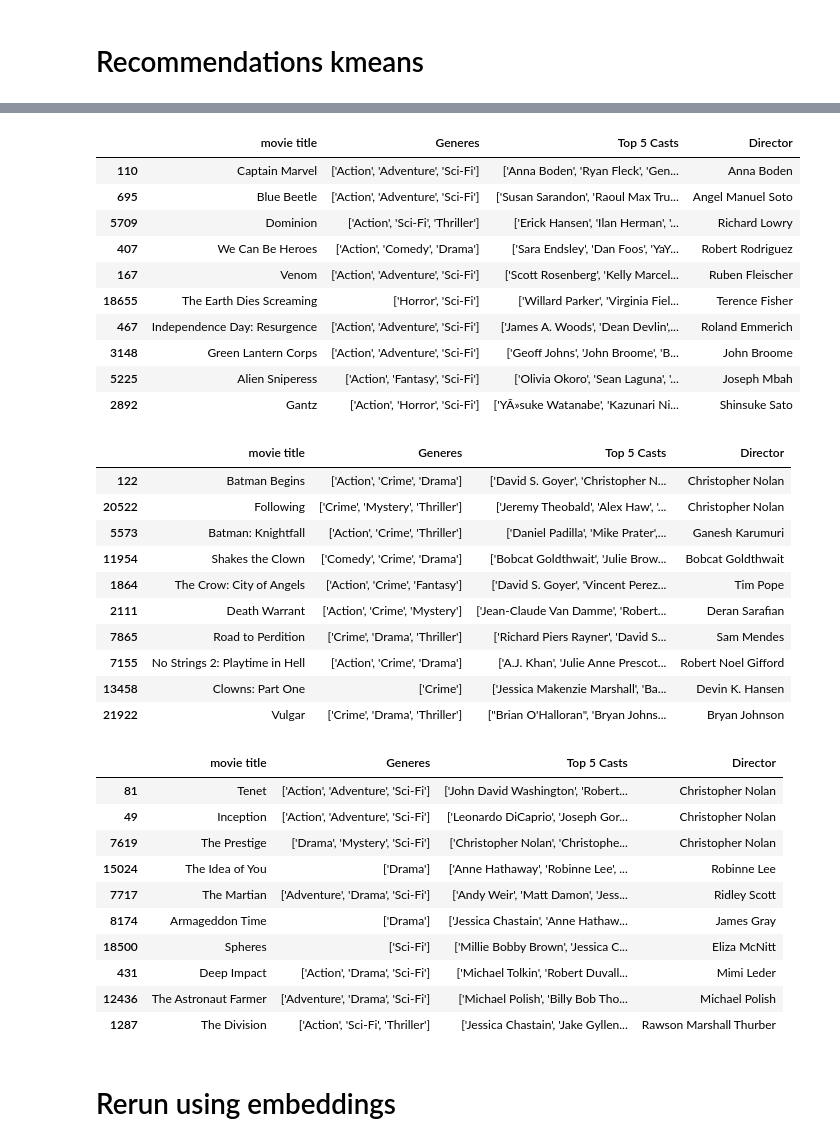
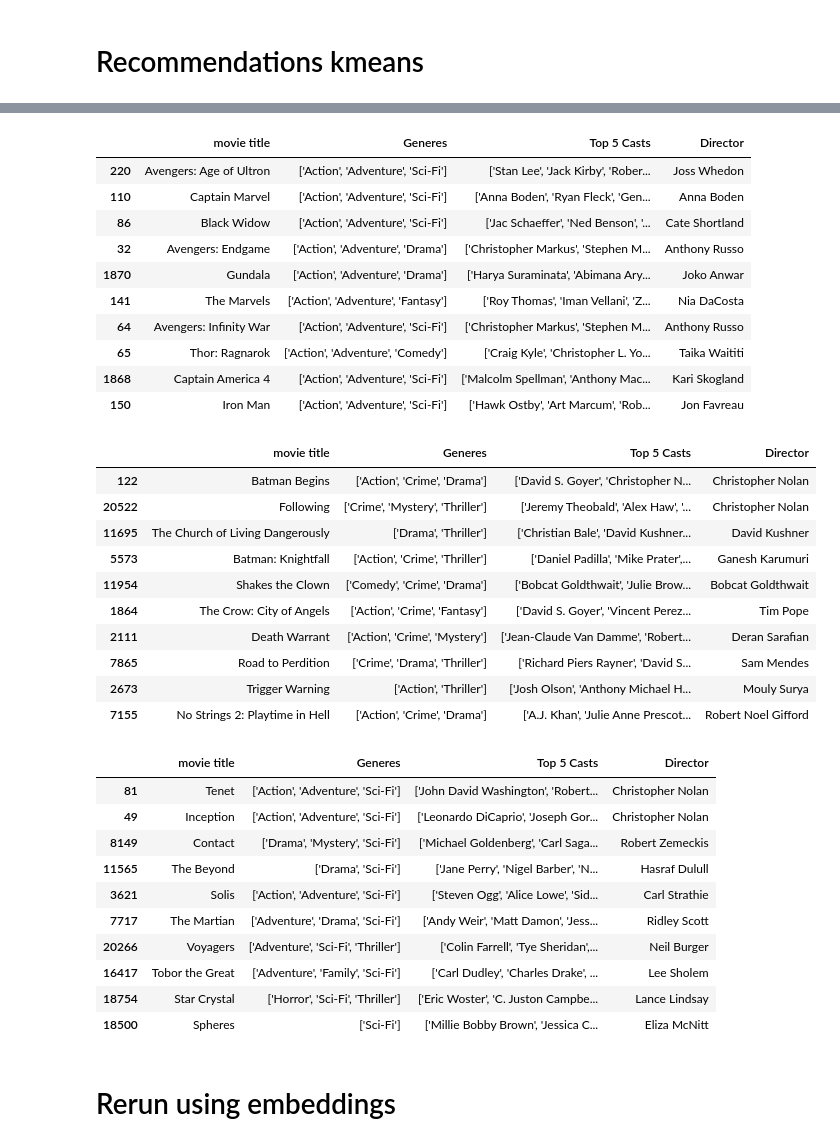
Before and after one commit to Y-awad/Movie-recommendation-system, a Jupyter notebook: moviesystem.ipynb, the cells around one changed output, grey strips where cells are left out. Cells and saved outputs as stored; diff of their text form; code cells hidden in the pictures.

```diff
--- a/moviesystem.ipynb
+++ b/moviesystem.ipynb
@@ -277,8 +277,8 @@ outlier_indices = df[df["dbscan_cluster"] == -1].index
 
 print("Removing", len(outlier_indices), "outliers")
 
-# 1) Drop outliers from dataframe
-df_clean = df.drop(index=outlier_indices).reset_index(drop=True)
+# 1) Drop outliers from dataframe (save as df_clean_tfidf for TF-IDF approach)
+df_clean_tfidf = df.drop(index=outlier_indices).reset_index(drop=True)
 
 # 2) Drop outliers from PCA matrix
 pca_clean = np.delete(pca_features, outlier_indices, axis=0)
@@ -325,11 +325,11 @@ gmm = GaussianMixture(
 
 gmm_labels = gmm.fit_predict(pca_clean)
 # %%
-df_clean["gmm_cluster"] = gmm_labels
+df_clean_tfidf["gmm_cluster"] = gmm_labels
 gmm_probs = gmm.predict_proba(pca_clean)
 for cluster_id in range(optimal_k):
     print(f"\nCluster {cluster_id}")
-    sample_titles = df_clean[df_clean["gmm_cluster"] == cluster_id]["movie title"].head(20)
+    sample_titles = df_clean_tfidf[df_clean_tfidf["gmm_cluster"] == cluster_id]["movie title"].head(20)
     print(sample_titles.tolist())
 # %% [output]
 Cluster 0
@@ -401,13 +401,13 @@ kmeans = KMeans(n_clusters=n_clusters, random_state=42, n_init=10)
 kmeans_labels = kmeans.fit_predict(pca_clean)
 
 # attach to dataframe
-df_clean["kmeans_cluster"] = kmeans_labels
+df_clean_tfidf["kmeans_cluster"] = kmeans_labels
 
 plt.figure(figsize=(10, 8))
 sc = plt.scatter(
     pca_clean[:, 0],
     pca_clean[:, 1],
-    c=df_clean["kmeans_cluster"],
+    c=df_clean_tfidf["kmeans_cluster"],
     cmap="tab20",
     s=8,
     alpha=0.8
@@ -438,9 +438,9 @@ plt.show()
 # %%
-df_clean["kmeans_cluster"] = kmeans_labels
+df_clean_tfidf["kmeans_cluster"] = kmeans_labels
 
 for cluster_id in range(n_clusters):
     print(f"\nCluster {cluster_id}")
-    sample_titles = df_clean[df_clean["kmeans_cluster"] == cluster_id]["movie title"].head(20)
+    sample_titles = df_clean_tfidf[df_clean_tfidf["kmeans_cluster"] == cluster_id]["movie title"].head(20)
     print(sample_titles.tolist())
 # %% [output]
 Cluster 0
@@ -810,26 +810,26 @@ recommend_movies(
 # %%
 recommend_movies(
     "The Avengers",
-    df_clean,
+    df_clean_tfidf,
     tfidf_clean,
     top_n=10
 )
 # %% [output]
 |  | movie title | Generes | Top 5 Casts | Director |
+| 220 | Avengers: Age of Ultron | ['Action', 'Adventure', 'Sci-Fi'] | ['Stan Lee', 'Jack Kirby', 'Rober... | Joss Whedon |
 | 110 | Captain Marvel | ['Action', 'Adventure', 'Sci-Fi'] | ['Anna Boden', 'Ryan Fleck', 'Gen... | Anna Boden |
-| 695 | Blue Beetle | ['Action', 'Adventure', 'Sci-Fi'] | ['Susan Sarandon', 'Raoul Max Tru... | Angel Manuel Soto |
-| 5709 | Dominion | ['Action', 'Sci-Fi', 'Thriller'] | ['Erick Hansen', 'Ilan Herman', '... | Richard Lowry |
-| 407 | We Can Be Heroes | ['Action', 'Comedy', 'Drama'] | ['Sara Endsley', 'Dan Foos', 'YaY... | Robert Rodriguez |
-| 167 | Venom | ['Action', 'Adventure', 'Sci-Fi'] | ['Scott Rosenberg', 'Kelly Marcel... | Ruben Fleischer |
-| 18655 | The Earth Dies Screaming | ['Horror', 'Sci-Fi'] | ['Willard Parker', 'Virginia Fiel... | Terence Fisher |
-| 467 | Independence Day: Resurgence | ['Action', 'Adventure', 'Sci-Fi'] | ['James A. Woods', 'Dean Devlin',... | Roland Emmerich |
-| 3148 | Green Lantern Corps | ['Action', 'Adventure', 'Sci-Fi'] | ['Geoff Johns', 'John Broome', 'B... | John Broome |
-| 5225 | Alien Sniperess | ['Action', 'Fantasy', 'Sci-Fi'] | ['Olivia Okoro', 'Sean Laguna', '... | Joseph Mbah |
-| 2892 | Gantz | ['Action', 'Horror', 'Sci-Fi'] | ['YÃ»suke Watanabe', 'Kazunari Ni... | Shinsuke Sato |
+| 86 | Black Widow | ['Action', 'Adventure', 'Sci-Fi'] | ['Jac Schaeffer', 'Ned Benson', '... | Cate Shortland |
+| 32 | Avengers: Endgame | ['Action', 'Adventure', 'Drama'] | ['Christopher Markus', 'Stephen M... | Anthony Russo |
+| 1870 | Gundala | ['Action', 'Adventure', 'Drama'] | ['Harya Suraminata', 'Abimana Ary... | Joko Anwar |
+| 141 | The Marvels | ['Action', 'Adventure', 'Fantasy'] | ['Roy Thomas', 'Iman Vellani', 'Z... | Nia DaCosta |
+| 64 | Avengers: Infinity War | ['Action', 'Adventure', 'Sci-Fi'] | ['Christopher Markus', 'Stephen M... | Anthony Russo |
+| 65 | Thor: Ragnarok | ['Action', 'Adventure', 'Comedy'] | ['Craig Kyle', 'Christopher L. Yo... | Taika Waititi |
+| 1868 | Captain America 4 | ['Action', 'Adventure', 'Sci-Fi'] | ['Malcolm Spellman', 'Anthony Mac... | Kari Skogland |
+| 150 | Iron Man | ['Action', 'Adventure', 'Sci-Fi'] | ['Hawk Ostby', 'Art Marcum', 'Rob... | Jon Favreau |
 # %%
 recommend_movies(
     "the dark knight",
-    df_clean,
+    df_clean_tfidf,
     tfidf_clean,
     top_n=10
 )
@@ -837,18 +837,18 @@ recommend_movies(
 |  | movie title | Generes | Top 5 Casts | Director |
 | 122 | Batman Begins | ['Action', 'Crime', 'Drama'] | ['David S. Goyer', 'Christopher N... | Christopher Nolan |
 | 20522 | Following | ['Crime', 'Mystery', 'Thriller'] | ['Jeremy Theobald', 'Alex Haw', '... | Christopher Nolan |
+| 11695 | The Church of Living Dangerously | ['Drama', 'Thriller'] | ['Christian Bale', 'David Kushner... | David Kushner |
 | 5573 | Batman: Knightfall | ['Action', 'Crime', 'Thriller'] | ['Daniel Padilla', 'Mike Prater',... | Ganesh Karumuri |
 | 11954 | Shakes the Clown | ['Comedy', 'Crime', 'Drama'] | ['Bobcat Goldthwait', 'Julie Brow... | Bobcat Goldthwait |
 | 1864 | The Crow: City of Angels | ['Action', 'Crime', 'Fantasy'] | ['David S. Goyer', 'Vincent Perez... | Tim Pope |
 | 2111 | Death Warrant | ['Action', 'Crime', 'Mystery'] | ['Jean-Claude Van Damme', 'Robert... | Deran Sarafian |
 | 7865 | Road to Perdition | ['Crime', 'Drama', 'Thriller'] | ['Richard Piers Rayner', 'David S... | Sam Mendes |
+| 2673 | Trigger Warning | ['Action', 'Thriller'] | ['Josh Olson', 'Anthony Michael H... | Mouly Surya |
 | 7155 | No Strings 2: Playtime in Hell | ['Action', 'Crime', 'Drama'] | ['A.J. Khan', 'Julie Anne Prescot... | Robert Noel Gifford |
-| 13458 | Clowns: Part One | ['Crime'] | ['Jessica Makenzie Marshall', 'Ba... | Devin K. Hansen |
-| 21922 | Vulgar | ['Crime', 'Drama', 'Thriller'] | ["Brian O'Halloran", 'Bryan Johns... | Bryan Johnson |
 # %%
 recommend_movies(
     "interstellar",
-    df_clean,
+    df_clean_tfidf,
     tfidf_clean,
     top_n=10
 )
@@ -856,14 +856,14 @@ recommend_movies(
 |  | movie title | Generes | Top 5 Casts | Director |
 | 81 | Tenet | ['Action', 'Adventure', 'Sci-Fi'] | ['John David Washington', 'Robert... | Christopher Nolan |
 | 49 | Inception | ['Action', 'Adventure', 'Sci-Fi'] | ['Leonardo DiCaprio', 'Joseph Gor... | Christopher Nolan |
-| 7619 | The Prestige | ['Drama', 'Mystery', 'Sci-Fi'] | ['Christopher Nolan', 'Christophe... | Christopher Nolan |
-| 15024 | The Idea of You | ['Drama'] | ['Anne Hathaway', 'Robinne Lee', ... | Robinne Lee |
+| 8149 | Contact | ['Drama', 'Mystery', 'Sci-Fi'] | ['Michael Goldenberg', 'Carl Saga... | Robert Zemeckis |
+| 11565 | The Beyond | ['Drama', 'Sci-Fi'] | ['Jane Perry', 'Nigel Barber', 'N... | Hasraf Dulull |
+| 3621 | Solis | ['Action', 'Adventure', 'Sci-Fi'] | ['Steven Ogg', 'Alice Lowe', 'Sid... | Carl Strathie |
 | 7717 | The Martian | ['Adventure', 'Drama', 'Sci-Fi'] | ['Andy Weir', 'Matt Damon', 'Jess... | Ridley Scott |
-| 8174 | Armageddon Time | ['Drama'] | ['Jessica Chastain', 'Anne Hathaw... | James Gray |
+| 20266 | Voyagers | ['Adventure', 'Sci-Fi', 'Thriller'] | ['Colin Farrell', 'Tye Sheridan',... | Neil Burger |
+| 16417 | Tobor the Great | ['Adventure', 'Family', 'Sci-Fi'] | ['Carl Dudley', 'Charles Drake', ... | Lee Sholem |
+| 18754 | Star Crystal | ['Horror', 'Sci-Fi', 'Thriller'] | ['Eric Woster', 'C. Juston Campbe... | Lance Lindsay |
 | 18500 | Spheres | ['Sci-Fi'] | ['Millie Bobby Brown', 'Jessica C... | Eliza McNitt |
-| 431 | Deep Impact | ['Action', 'Drama', 'Sci-Fi'] | ['Michael Tolkin', 'Robert Duvall... | Mimi Leder |
-| 12436 | The Astronaut Farmer | ['Adventure', 'Drama', 'Sci-Fi'] | ['Michael Polish', 'Billy Bob Tho... | Michael Polish |
-| 1287 | The Division | ['Action', 'Sci-Fi', 'Thriller'] | ['Jessica Chastain', 'Jake Gyllen... | Rawson Marshall Thurber |
 # %% [markdown]
 # Rerun using embeddings
 # %%
```
Also changed, not shown: parts of 48 cells of this notebook.
